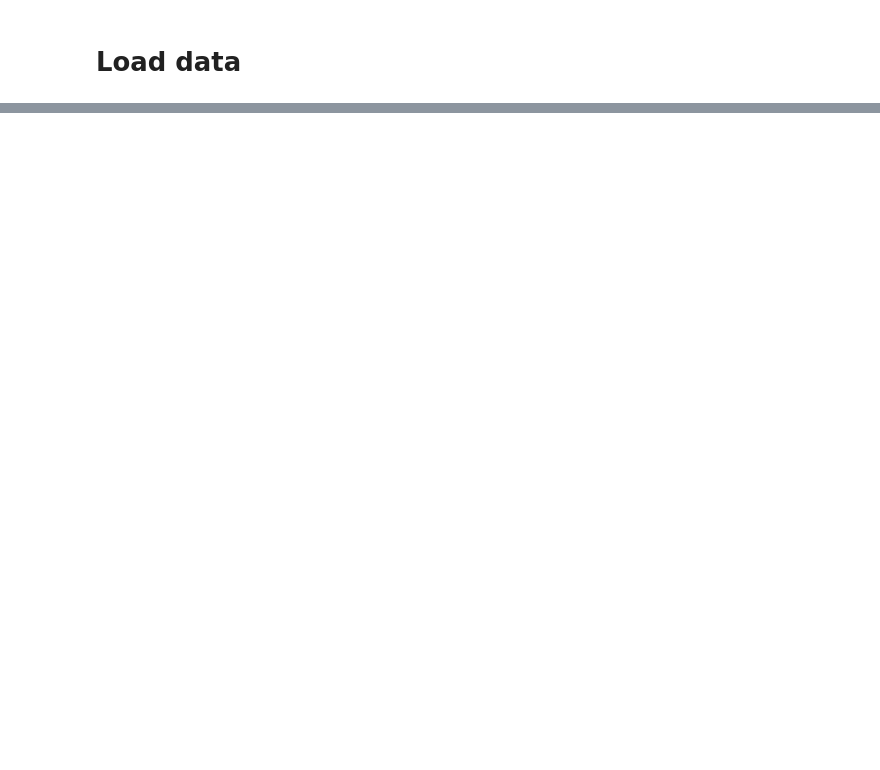
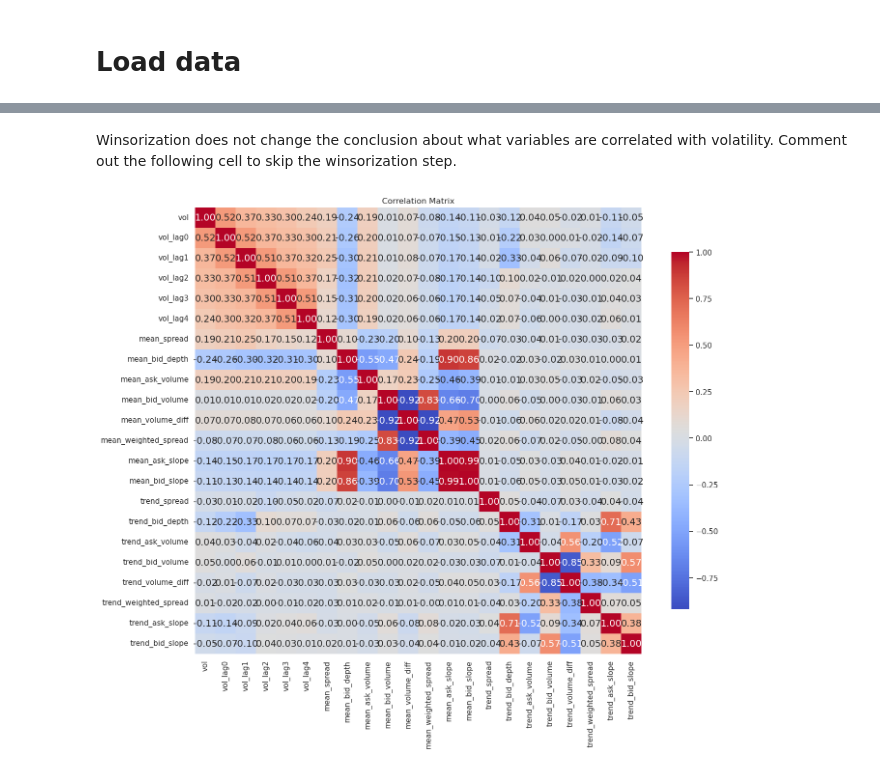
Before and after one commit to v-buchkov/mlfcs, a Jupyter notebook: experiments/miro/3.1-mz-development-bnchmrks-multivariate.ipynb, the cells around one changed output, grey strips where cells are left out. Drawn from its saved outputs; the diff is of its cells as text; code cells hidden in the pictures; blank space fills up the shorter version.

```diff
--- a/experiments/miro/3.1-mz-development-bnchmrks-multivariate.ipynb
+++ b/experiments/miro/3.1-mz-development-bnchmrks-multivariate.ipynb
@@ -144,24 +41,0 @@ We should:
-# %%
-# winsorize trend variables
-
-def winsorize_trend(df, col):
-    """
-    Winsorize the trend variables to remove outliers
-    """
-    q1 = df[col].quantile(0.25)
-    q3 = df[col].quantile(0.75)
-    iqr = q3 - q1
-    lower_bound = q1 - 2.5 * iqr
-    upper_bound = q3 + 2.5 * iqr
-
-    df.loc[:,col] = np.where(df[col] < lower_bound, lower_bound, df[col])
-    df.loc[:,col] = np.where(df[col] > upper_bound, upper_bound, df[col])
-
-    return df
-
-for col in init_training_vola.columns:
-    if "trend" in col:
-        init_training_vola = winsorize_trend(init_training_vola, col)
-        plt.hist(init_training_vola[col], bins=20)
-        plt.title(col)
-        plt.show()
@@ -208,3 +41,0 @@ See the caveats in the documentation: https://pandas.pydata.org/pandas-docs/stab
-# %%
-for i in range(1, 5):
-    init_training_vola.loc[:,f"log_vol_lag{i}"] = init_training_vola["log_vol"].shift(i)
@@ -242,6 +41,0 @@ init_training_vola = pd.DataFrame(init_training_vola, columns=columns, index=ind
-# %%
-# plot histogram of the data
-for col in init_training_vola.columns:
-    plt.hist(init_training_vola[col], bins=20)
-    plt.title(col)
-    plt.show()
@@ -263,0 +105,5 @@ for col in init_training_vola.columns:
+# %%
+LAST_TRAINING_DATE = datetime.strptime("2018-06-30 23:59:59", "%Y-%m-%d %H:%M:%S")
+init_training_vola = dataset.loc[:LAST_TRAINING_DATE]
+# %% [markdown]
+Winsorization does not change the conclusion about what variables are correlated with volatility. Comment out the following cell to skip the winsorization step.
@@ -263,0 +115,9 @@ for col in init_training_vola.columns:
+# %%
+# correlation matrix
+corr = init_training_vola.corr()
+plt.figure(figsize=(16, 12))
+sns.heatmap(corr, annot=True, fmt=".2f", cmap="coolwarm", square=True, cbar_kws={"shrink": .8})
+plt.title("Correlation Matrix")
+plt.show()
+# %% [output]
+[figure, added]
```
Also changed, not shown: parts of 40 cells of this notebook, 8 other files.
